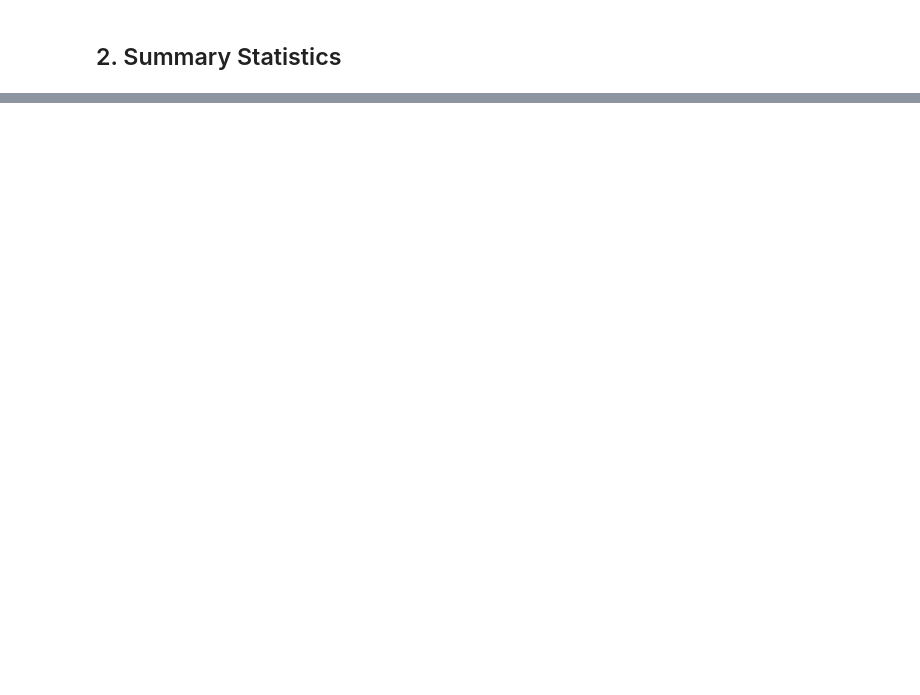
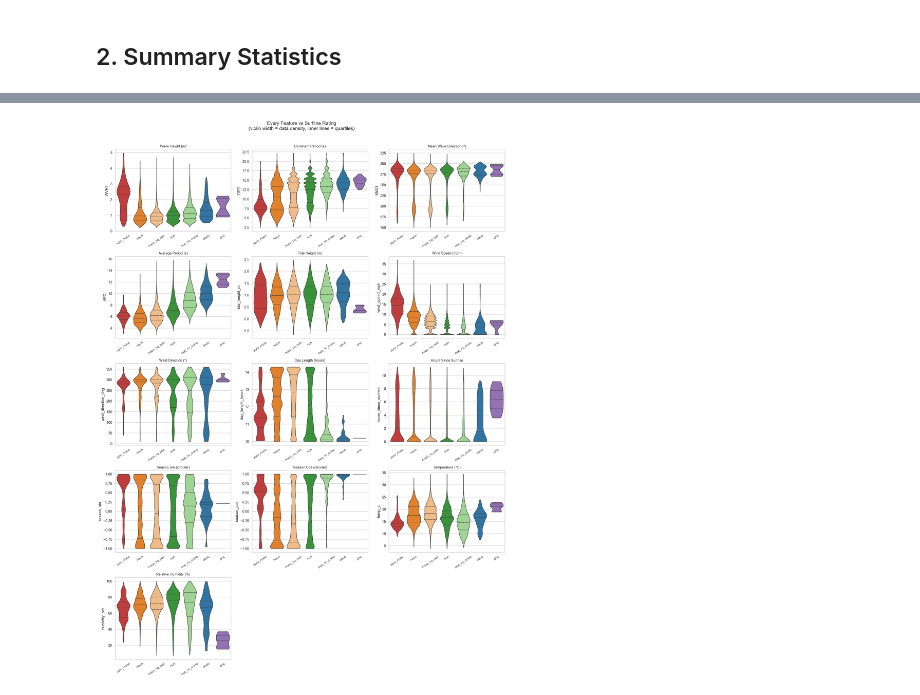
Before and after one commit to kanglee05/Surf-Cast-SD, a Jupyter notebook: notebooks/eda_training_set.ipynb, the cells around one changed output, grey strips where cells are left out. Cells and saved outputs as stored; diff of their text form; code cells hidden in the pictures; blank space fills up the shorter version.

```diff
--- a/notebooks/eda_training_set.ipynb
+++ b/notebooks/eda_training_set.ipynb
@@ -412,0 +133,24 @@ print('='*55)
+# %%
+sub = df[df['rating_key'].isin(RATING_ORDER)]
+
+fig, axes = plt.subplots(5, 3, figsize=(18, 24))
+axes = axes.flatten()
+
+for i, col in enumerate(FEATURE_COLS):
+    sns.violinplot(
+        data=sub, x='rating_key', y=col,
+        order=RATING_ORDER, palette=PALETTE,
+        ax=axes[i], inner='quartile', cut=0
+    )
+    axes[i].set_title(FEATURE_LABELS[col], fontsize=11)
+    axes[i].set_xlabel('')
+    axes[i].tick_params(axis='x', rotation=35, labelsize=8)
+
+for j in range(len(FEATURE_COLS), len(axes)):
+    axes[j].set_visible(False)
+
+fig.suptitle('Every Feature vs Surfline Rating\n(violin width = data density, inner lines = quartiles)', fontsize=15, y=1.01)
+plt.tight_layout()
+plt.show()
+# %% [output]
+[figure, added]
```
Also changed, not shown: parts of 44 cells of this notebook.
